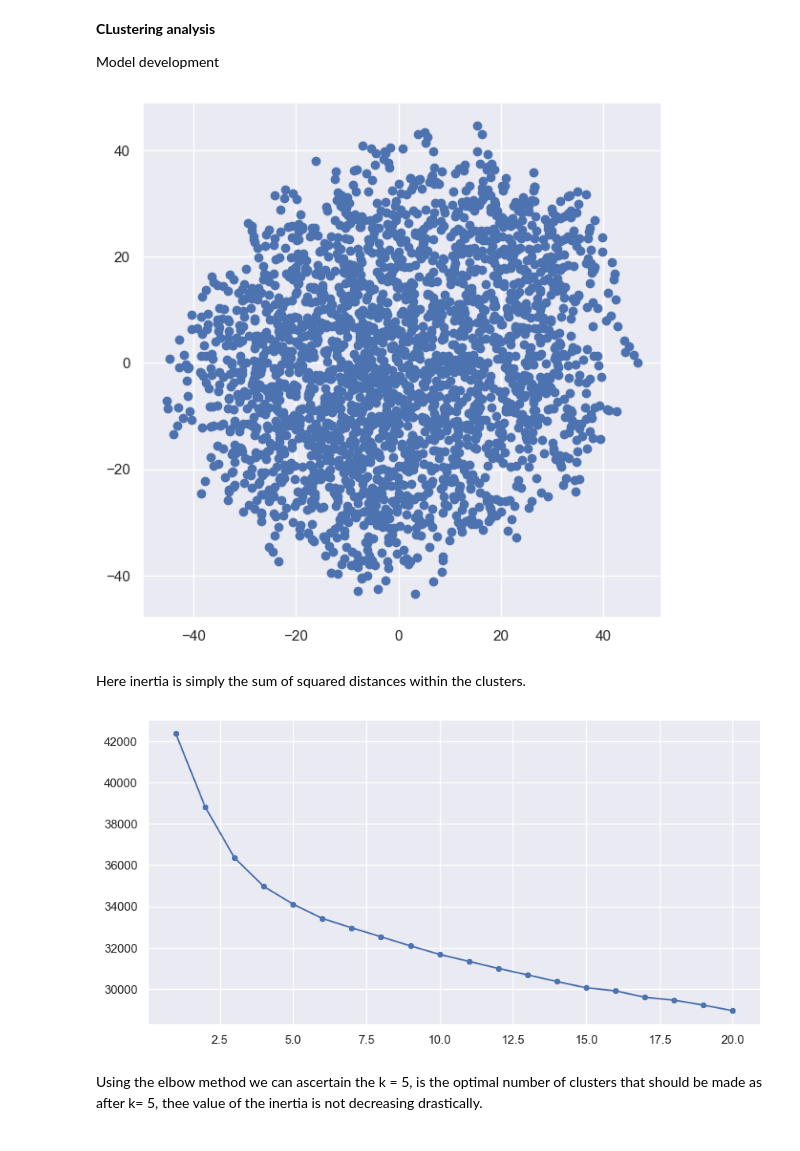
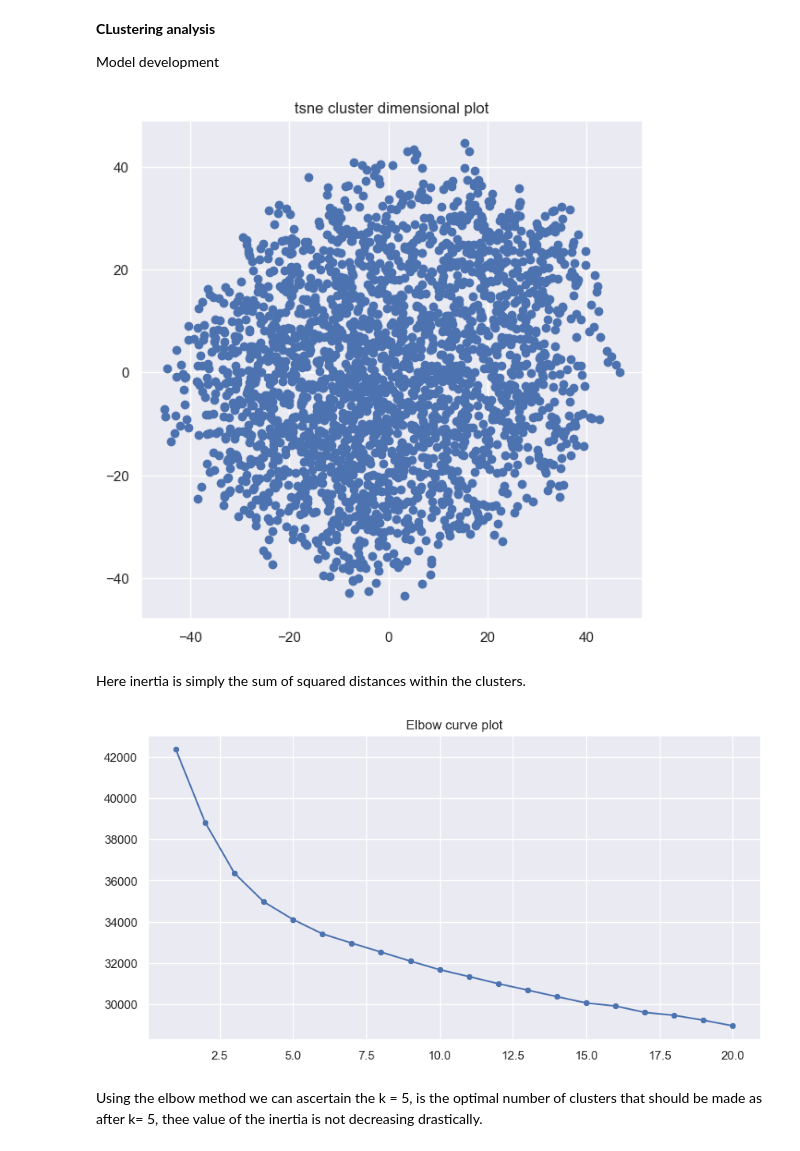
Before and after one commit to Omedobi/Data-Science-Projects, a Jupyter notebook: Aquifer-vulnerability/notebook/AQUIFER-VULNERABILITY-TO-LEACHATE-CONTAMINATION.ipynb, the cells around one changed output. Saved outputs shown, nothing was run; the diff lists cells and outputs as text; code cells hidden in the pictures.

```diff
--- a/Aquifer-vulnerability/notebook/AQUIFER-VULNERABILITY-TO-LEACHATE-CONTAMINATION.ipynb
+++ b/Aquifer-vulnerability/notebook/AQUIFER-VULNERABILITY-TO-LEACHATE-CONTAMINATION.ipynb
@@ -1093,7 +1095,7 @@ Model development
 from sklearn.manifold import TSNE
 
 """
-I will be using T-distributed Stochastic Neighbor Embedding. It helps in visualizing highdimensional
+I will be using T-distributed Stochastic Neighbor Embedding. It helps in visualizing high dimensional
 data. It converts similarities between data points to joint probabilities and tries to
 minimize the values to low-dimensional embedding.
 """
@@ -1103,9 +1105,10 @@ tsne_df = tsne_model.fit_transform(X_scaled)
 
 plt.figure(figsize=(7,7))
 plt.scatter(tsne_df[:,0], tsne_df[:,1])
+plt.title('tsne cluster dimensional plot')
 plt.show()
 # %% [output]
-[figure, old version]
+[figure, new version]
 # %%
 error = []
 
@@ -1119,12 +1122,13 @@ Here inertia is simply the sum of squared distances within the clusters.
 # %%
 plt.figure(figsize=(10,5))
 sns.lineplot(x=range(1,21), y=error)
 sns.scatterplot(x=range(1,21), y=error)
 
+plt.title('Elbow curve plot')
 plt.grid(True)
 plt.show()
 # %% [output]
-[figure, old version]
+[figure, new version]
 # %% [markdown]
 Using the elbow method we can ascertain the k = 5, is the optimal number of clusters that should be made as after k= 5, thee value of the inertia is not decreasing drastically.
 # %% [markdown]
```
Also changed, not shown: parts of 12 cells of this notebook, 6 other files.
